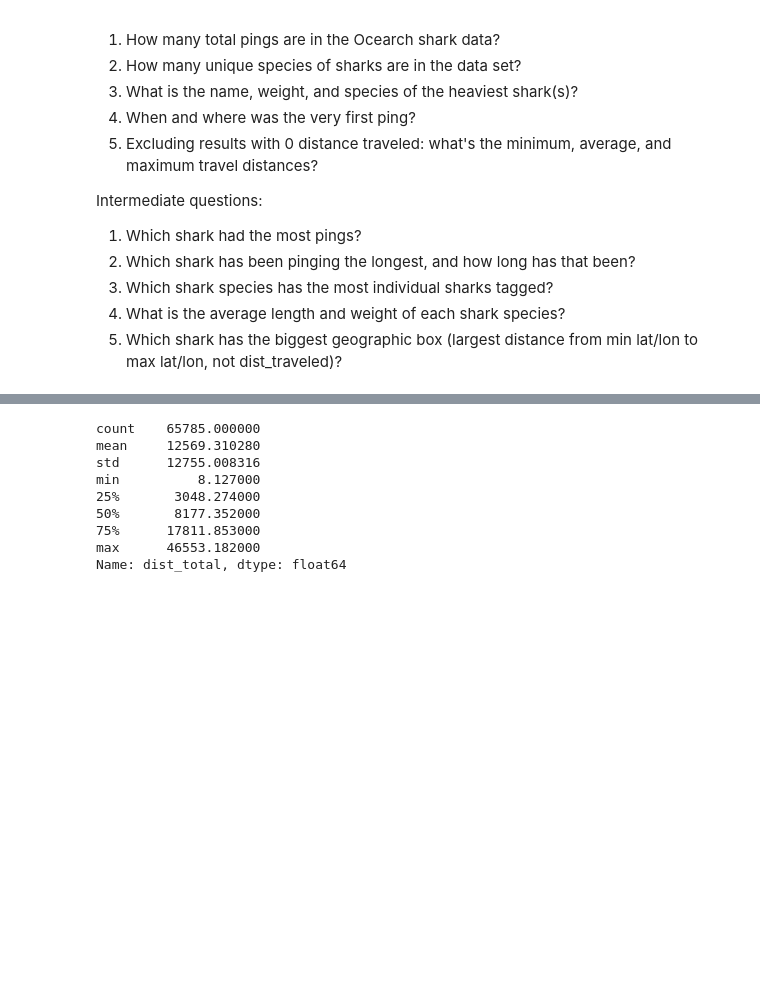
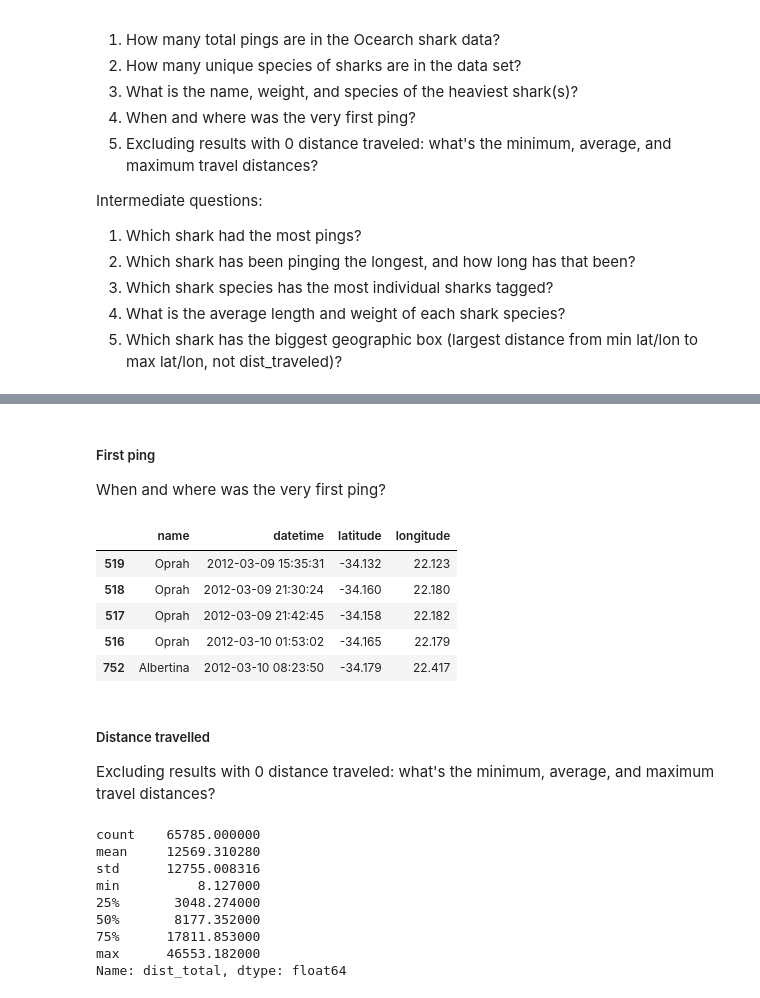
Before and after one commit to botwranglers/ocearch, a Jupyter notebook: solutions/Intermediate Challenge answers.ipynb, the cells around one changed output, grey strips where cells are left out. Drawn from its saved outputs; the diff is of its cells as text; code cells hidden in the pictures; blank space fills up the shorter version.

```diff
--- a/solutions/Intermediate Challenge answers.ipynb
+++ b/solutions/Intermediate Challenge answers.ipynb
@@ -115 +117,17 @@ Name: 519, dtype: object
+# %% [markdown]
+##### First ping
+When and where was the very first ping?
+# %%
+first_pings = df.sort_values('datetime').head(5)
+first_pings[['name', 'datetime', 'latitude', 'longitude']]
+# %% [output]
+|  | name | datetime | latitude | longitude |
+| 519 | Oprah | 2012-03-09 15:35:31 | -34.132 | 22.123 |
+| 518 | Oprah | 2012-03-09 21:30:24 | -34.160 | 22.180 |
+| 517 | Oprah | 2012-03-09 21:42:45 | -34.158 | 22.182 |
+| 516 | Oprah | 2012-03-10 01:53:02 | -34.165 | 22.179 |
+| 752 | Albertina | 2012-03-10 08:23:50 | -34.179 | 22.417 |
+# %% [markdown]
+##### Distance travelled
+Excluding results with 0 distance traveled: what's the minimum, average, and maximum travel distances?
 # %%
```
Also changed, not shown: parts of 23 cells of this notebook, 5 other files.
